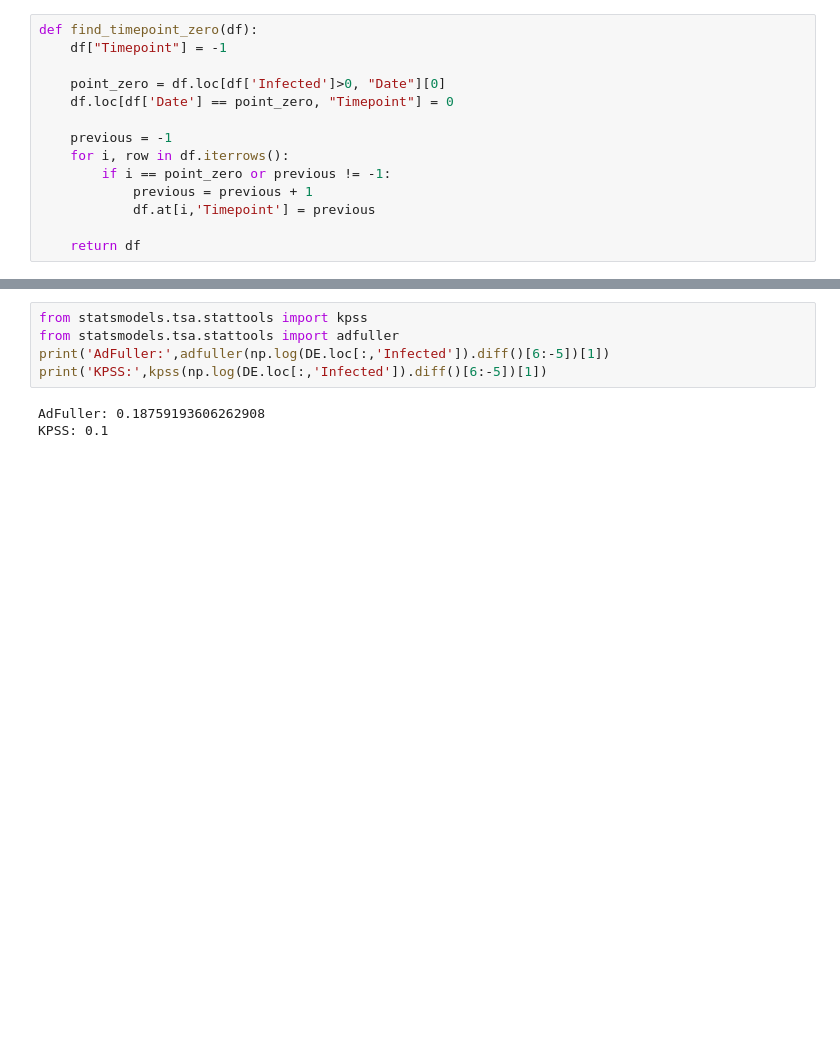
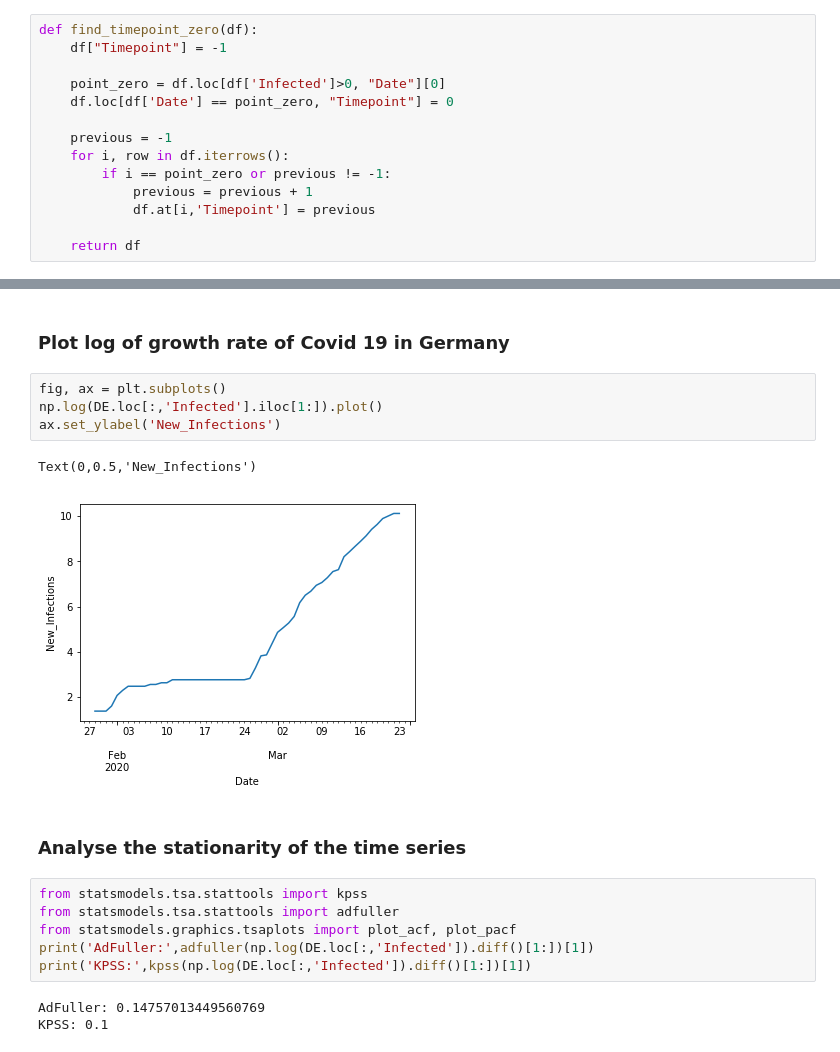
Before and after one commit to matthiasboeker/Covid_19_Forecast, a Jupyter notebook: Notebooks/ARIMA_Approach.ipynb, the cells around one changed output, grey strips where cells are left out. Cells and saved outputs as stored; diff of their text form; blank space fills up the shorter version.

```diff
--- a/Notebooks/ARIMA_Approach.ipynb
+++ b/Notebooks/ARIMA_Approach.ipynb
@@ -47,8 +51,20 @@ ax.set_ylabel('New_Infections')
+# %% [markdown]
+### Plot log of growth rate of Covid 19 in Germany
+# %%
+fig, ax = plt.subplots()
+np.log(DE.loc[:,'Infected'].iloc[1:]).plot()
+ax.set_ylabel('New_Infections')
+# %% [output]
+Text(0,0.5,'New_Infections')
+[figure, added]
+# %% [markdown]
+### Analyse the stationarity of the time series
 # %%
 from statsmodels.tsa.stattools import kpss
 from statsmodels.tsa.stattools import adfuller
-print('AdFuller:',adfuller(np.log(DE.loc[:,'Infected']).diff()[6:-5])[1])
-print('KPSS:',kpss(np.log(DE.loc[:,'Infected']).diff()[6:-5])[1])
+from statsmodels.graphics.tsaplots import plot_acf, plot_pacf
+print('AdFuller:',adfuller(np.log(DE.loc[:,'Infected']).diff()[1:])[1])
+print('KPSS:',kpss(np.log(DE.loc[:,'Infected']).diff()[1:])[1])
 # %% [output]
-AdFuller: 0.18759193606262908
+AdFuller: 0.14757013449560769
 KPSS: 0.1
```
Also changed, not shown: parts of 17 cells of this notebook.
